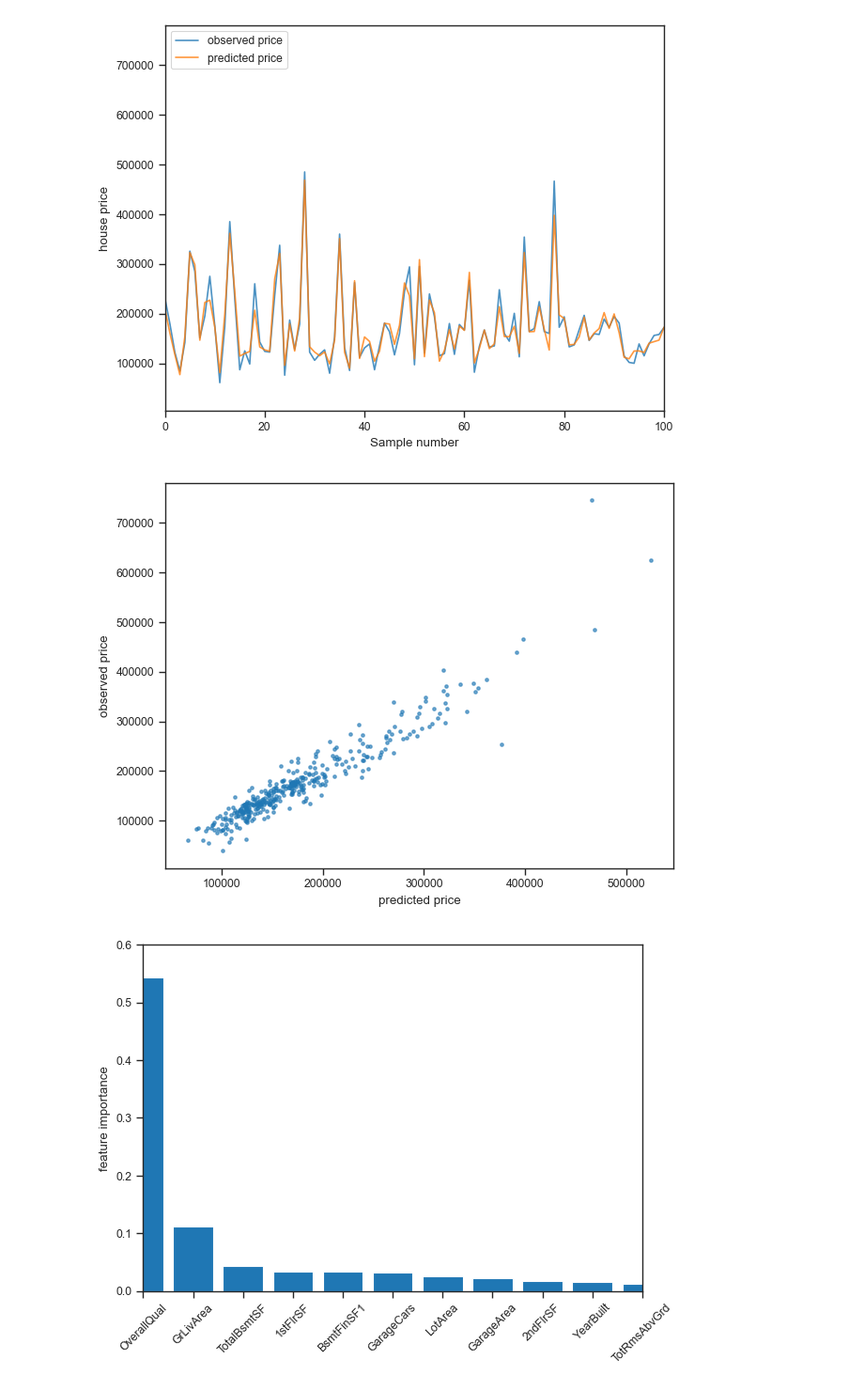
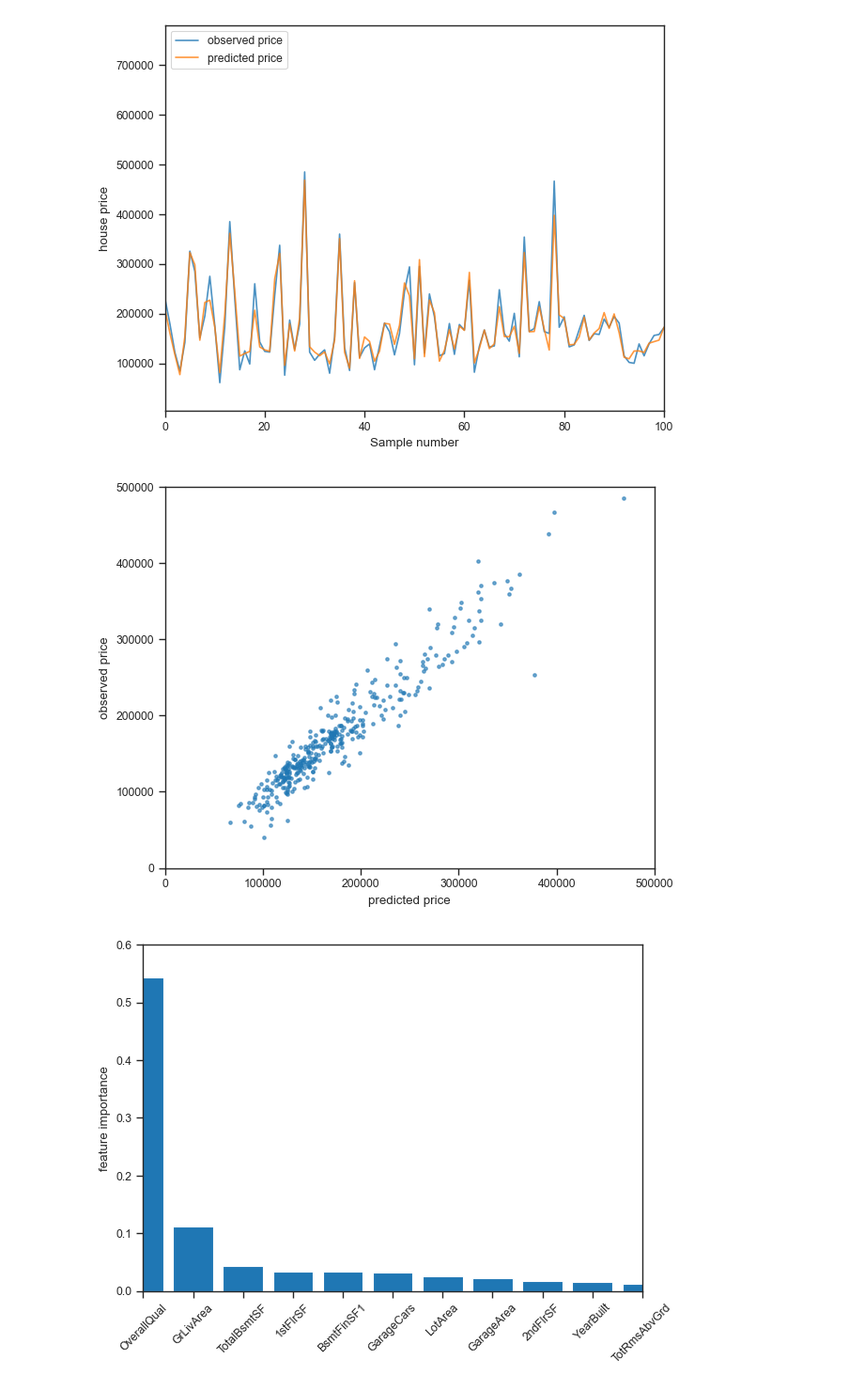
Before and after one commit to yummypugs/Data-Analytics-in-Business, a Jupyter notebook: Housing Dataset without Strings.ipynb, the cells around one changed output. Shown at 94% size. Drawn from its saved outputs; the diff is of its cells as text; code cells hidden in the pictures.

```diff
--- a/Housing Dataset without Strings.ipynb
+++ b/Housing Dataset without Strings.ipynb
@@ -172,18 +172,18 @@ plt.show()
 # %%
 fig,ax = plt.subplots()
 plt.plot(forest.predict(X_test), y_test.to_numpy(), ".", alpha=0.6)
 
 plt.xlabel(r"predicted price")
 plt.ylabel(r"observed price")
 
-#plt.xlim(0,5)
-#plt.ylim(0,5)
+plt.xlim(0,500000)
+plt.ylim(0,500000)
 
 plt.tight_layout()
 plt.savefig("predicted_house_price_regression_correlation.png", dpi=600)
 plt.show()
 # %% [output]
-[figure, old version]
+[figure, new version]
 # %%
 feature_names = [x for x in X.columns]
 importances = forest.feature_importances_
```
Also changed, not shown: 2 other files.
